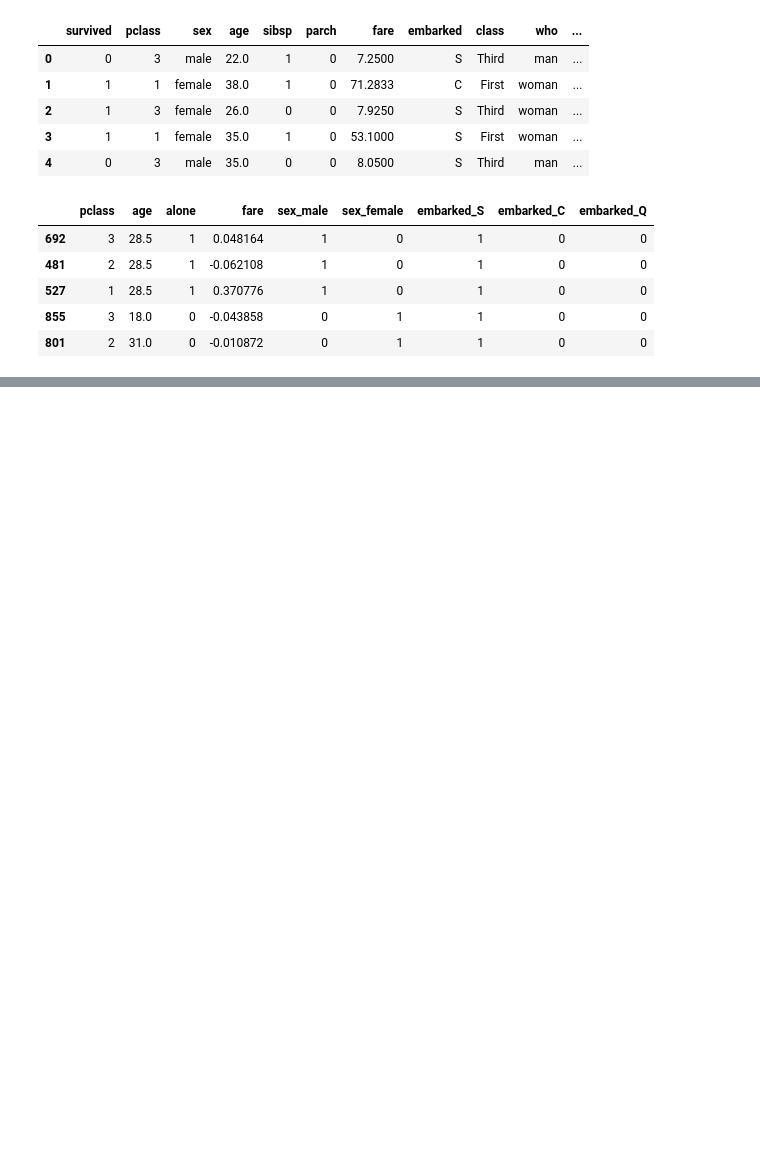
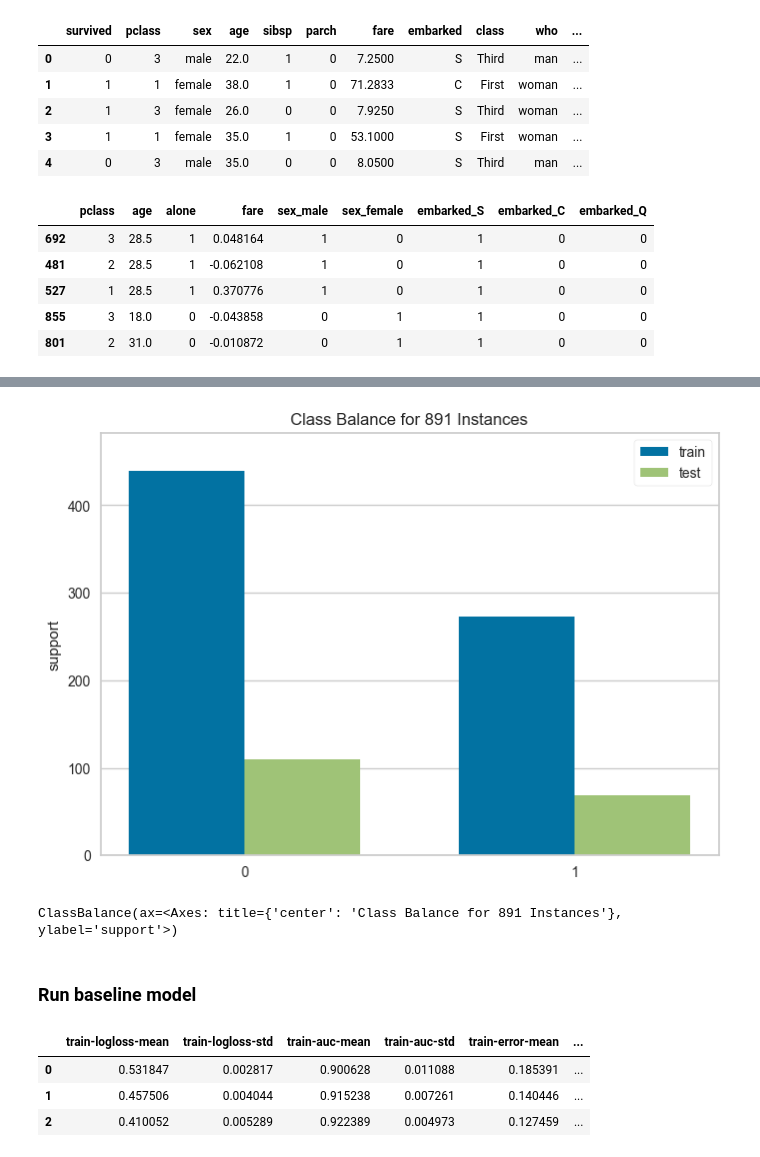
Before and after one commit to mackomarcin82/XGBoost, a Jupyter notebook: XGB_titanic.ipynb, the cells around one changed output, grey strips where cells are left out. Cells and saved outputs as stored; diff of their text form; code cells hidden in the pictures; blank space fills up the shorter version.

```diff
--- a/XGB_titanic.ipynb
+++ b/XGB_titanic.ipynb
@@ -68,0 +75,7 @@ NameError: name 'plt' is not defined
+# %%
+target.class_balance(y_train=y_train,y_test=y_test)
+# %% [output]
+[figure, added]
+ClassBalance(ax=<Axes: title={'center': 'Class Balance for 891 Instances'}, ylabel='support'>)
+# %% [markdown]
+### Run baseline model
@@ -68,0 +100,7 @@ NameError: name 'plt' is not defined
+# %%
+results
+# %% [output]
+|  | train-logloss-mean | train-logloss-std | train-auc-mean | train-auc-std | train-error-mean | ... |
+| 0 | 0.531847 | 0.002817 | 0.900628 | 0.011088 | 0.185391 | ... |
+| 1 | 0.457506 | 0.004044 | 0.915238 | 0.007261 | 0.140446 | ... |
+| 2 | 0.410052 | 0.005289 | 0.922389 | 0.004973 | 0.127459 | ... |
```
Also changed, not shown: parts of 6 cells of this notebook, 1 other file.
